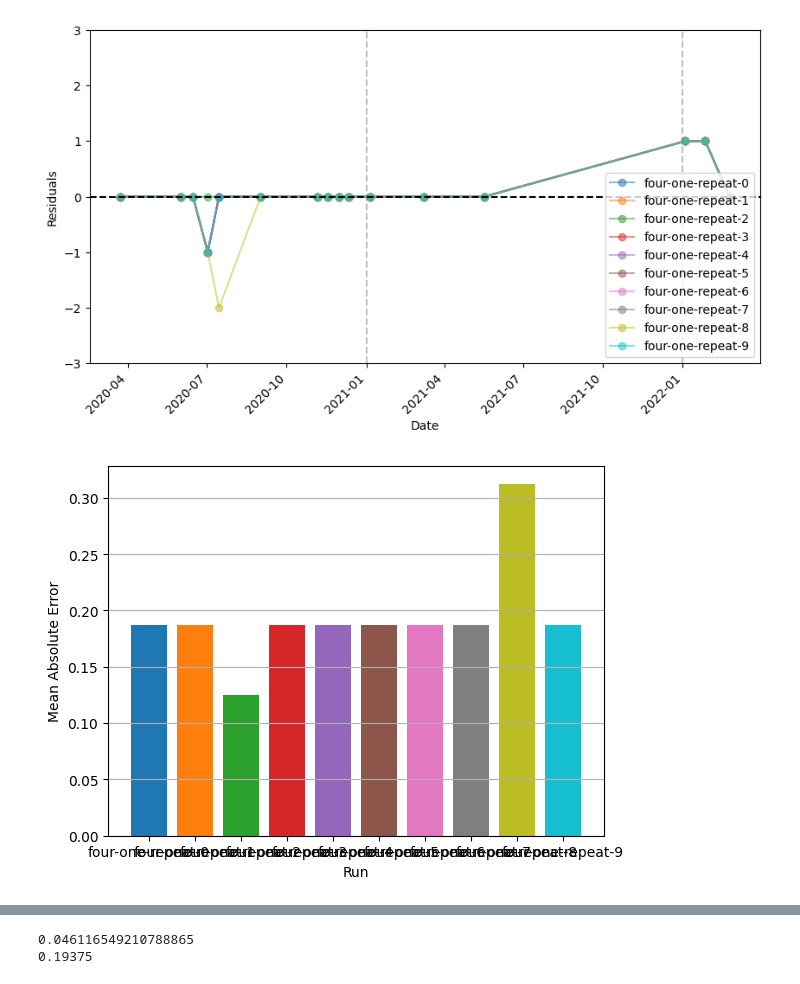
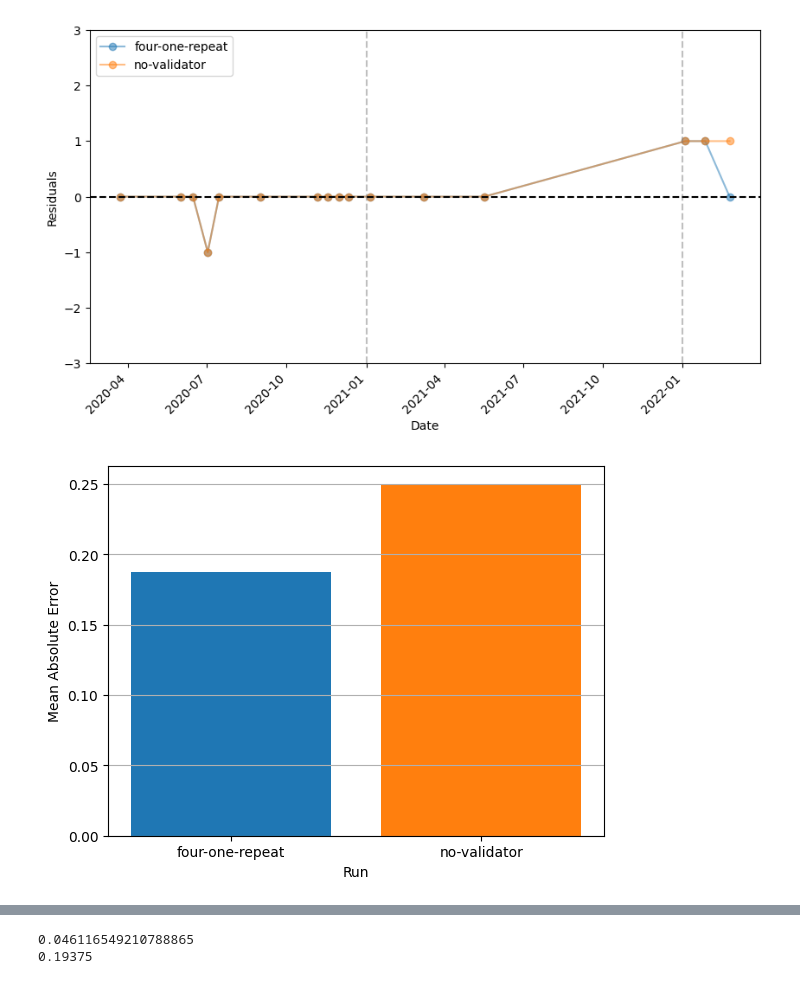
Before and after one commit to danyoungday/neuro-san-prana, a Jupyter notebook: data/edav.ipynb, the cells around one changed output, grey strips where cells are left out. Cells and saved outputs as stored; diff of their text form; code cells hidden in the pictures.

```diff
--- a/data/edav.ipynb
+++ b/data/edav.ipynb
@@ -74,20 +74,25 @@ def compare_results(results_dirs: dict[str, str], label_path: str):
 
     plt.show()
 
-
 compare_results(
-    {f"four-one-repeat-{i}": f"../logs/four-one-repeat-{i}/persistence.csv" for i in range(10)},
-    "england.csv"
+    {"four-one-repeat": "../logs/four-one-repeat-0/persistence.csv",
+     "no-validator": "../logs/no-validator/persistence.csv"},
+     "england.csv"
 )
 
-compare_results(
-    {
-        "england": "../logs/england/persistence.csv",
-        "new-hocon": "../logs/new-hocon/persistence.csv",
-        "new-hocon-2": "../logs/new-hocon-2/persistence.csv",
-        "new-hocon-3": "../logs/new-hocon-3/persistence.csv",
-        "validator": "../logs/validator/persistence.csv",
-    },
-    "england.csv"
-)
+# compare_results(
+#     {f"four-one-repeat-{i}": f"../logs/four-one-repeat-{i}/persistence.csv" for i in range(10)},
+#     "england.csv"
+# )
+
+# compare_results(
+#     {
+#         "england": "../logs/england/persistence.csv",
+#         "new-hocon": "../logs/new-hocon/persistence.csv",
+#         "new-hocon-2": "../logs/new-hocon-2/persistence.csv",
+#         "new-hocon-3": "../logs/new-hocon-3/persistence.csv",
+#         "validator": "../logs/validator/persistence.csv",
+#     },
+#     "england.csv"
+# )
 # %% [output]
@@ -95,2 +100,2 @@ compare_results(
-[figure, old version]
+[figure, new version]
-[figure, old version]
+[figure, new version]
```
Also changed, not shown: parts of 11 cells of this notebook, 14 other files.
